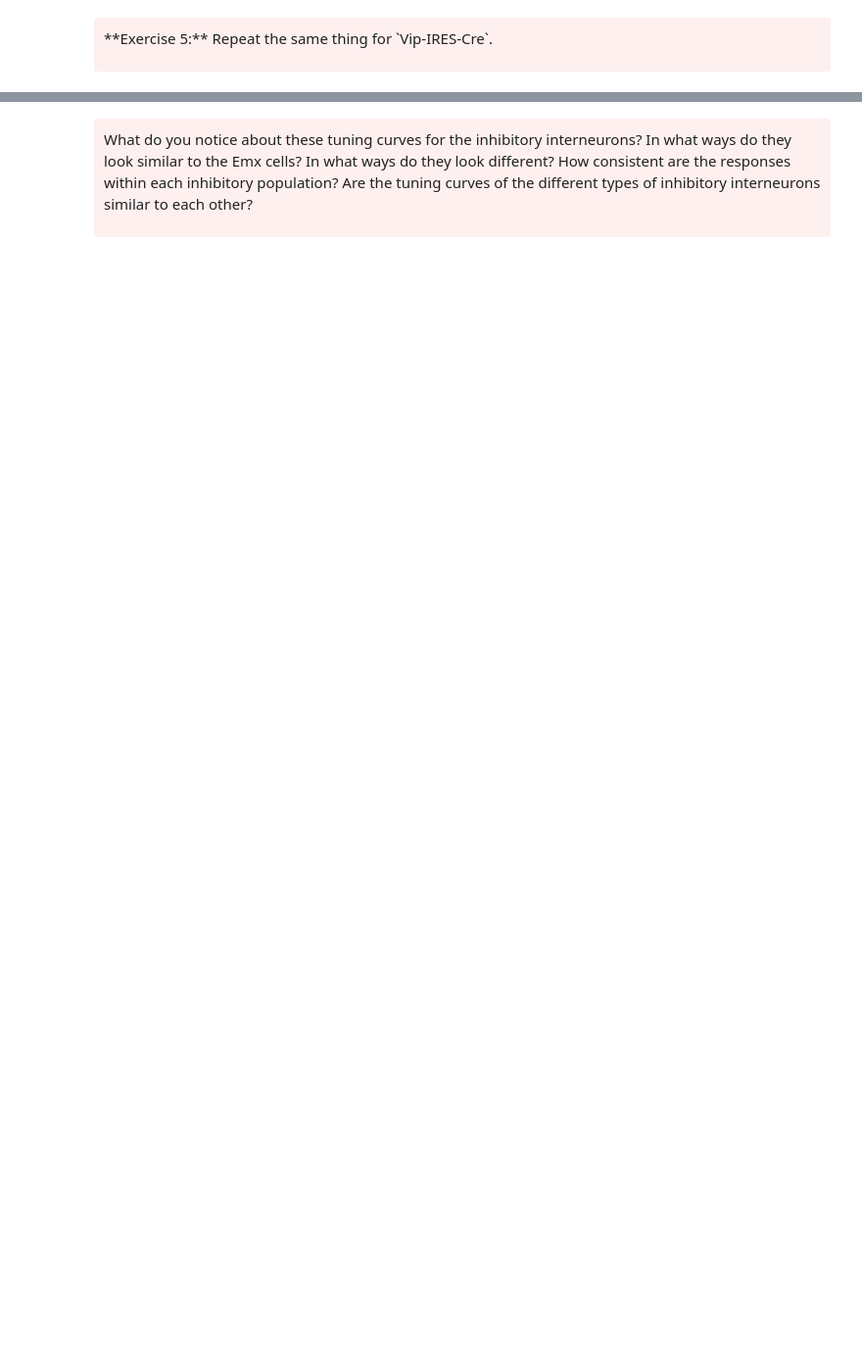
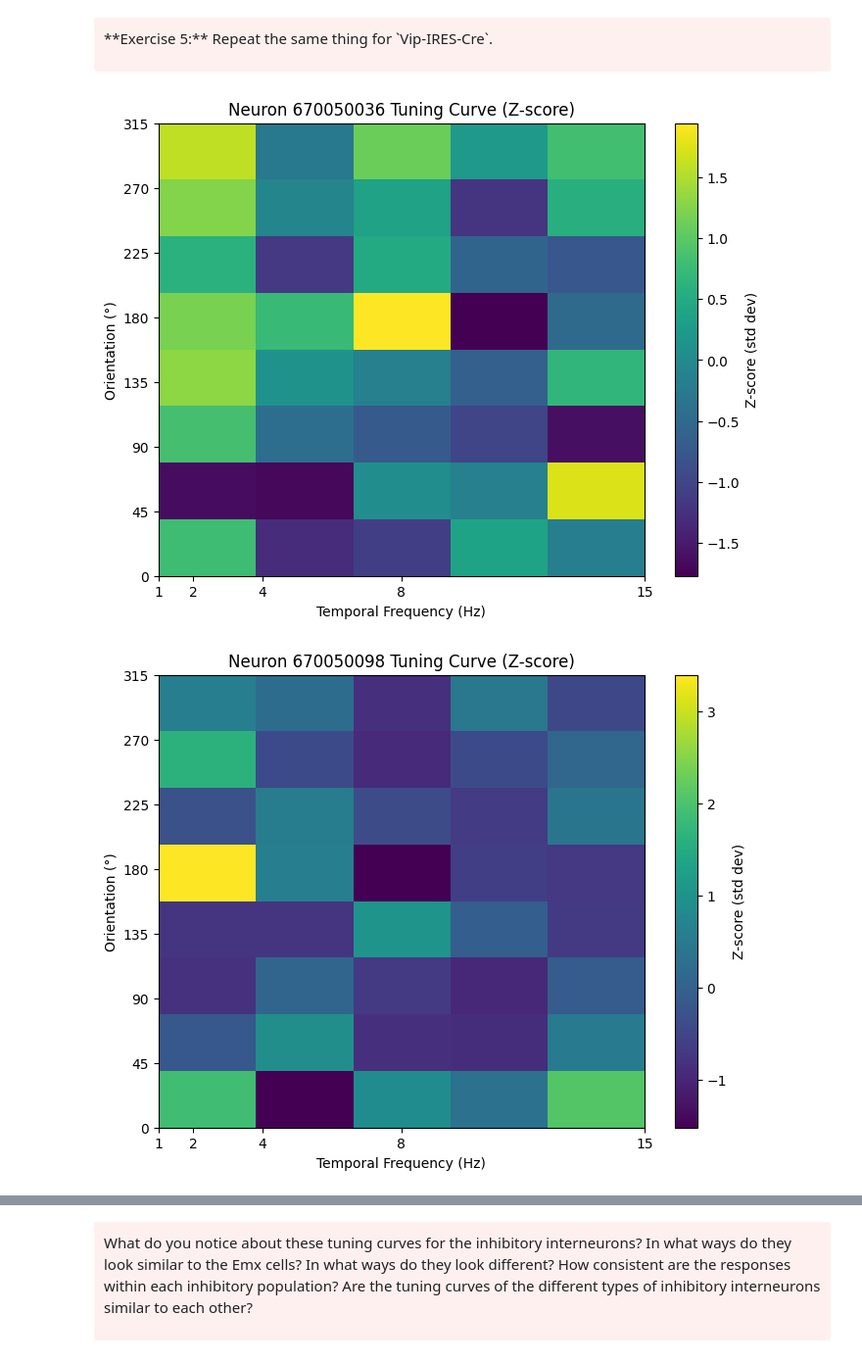
Before and after one commit to jcthewizard/AMATH342, a Jupyter notebook: Homework: Compare_neurons.ipynb, the cells around one changed output, grey strips where cells are left out. Shown at 98% size. Saved outputs shown, nothing was run; the diff lists cells and outputs as text; code cells hidden in the pictures; blank space fills up the shorter version.

```diff
--- a/Homework: Compare_neurons.ipynb
+++ b/Homework: Compare_neurons.ipynb
@@ -204,3 +230,14 @@ for cell_id in data_set.get_cell_specimen_ids():
 # %% [markdown]
 <div style="background: #FFF0F0; border-radius: 3px; padding: 10px;">
 <p>**Exercise 5:** Repeat the same thing for `Vip-IRES-Cre`. </div>
+# %%
+#first we select a session with Vip-IRES-Cre in VISp when drifting gratings are presented. There are several such experiment and we'll just pull the first one (index 0).
+session_id = boc.get_ophys_experiments(cre_lines=['Vip-IRES-Cre'], targeted_structures=['VISp'], stimuli=['drifting_gratings'])[0]['id']
+#next get the dataset for this session
+data_set = boc.get_ophys_experiment_data(session_id)
+#last plot the tuning curve for all the neurons in this session
+for cell_id in data_set.get_cell_specimen_ids():
+    compute_tuning(cell_id)
+# %% [output]
+[figure, added]
+[figure, added]
```
Also changed, not shown: parts of 4 cells of this notebook.
